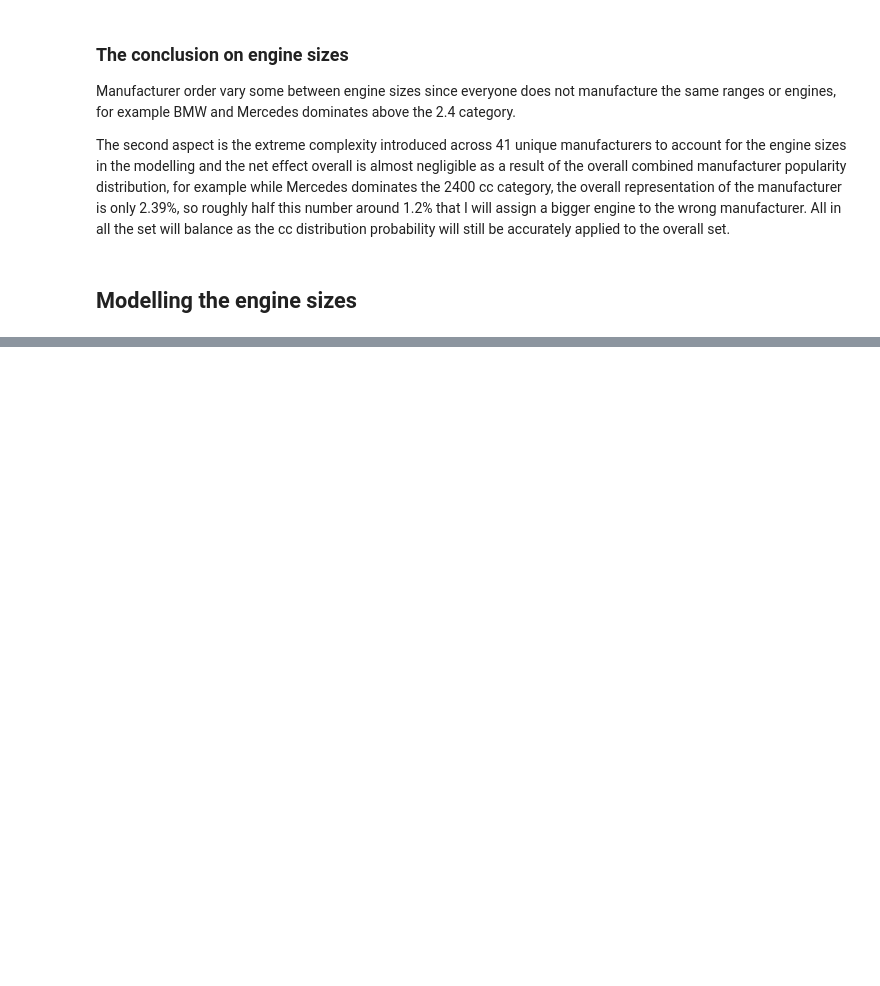
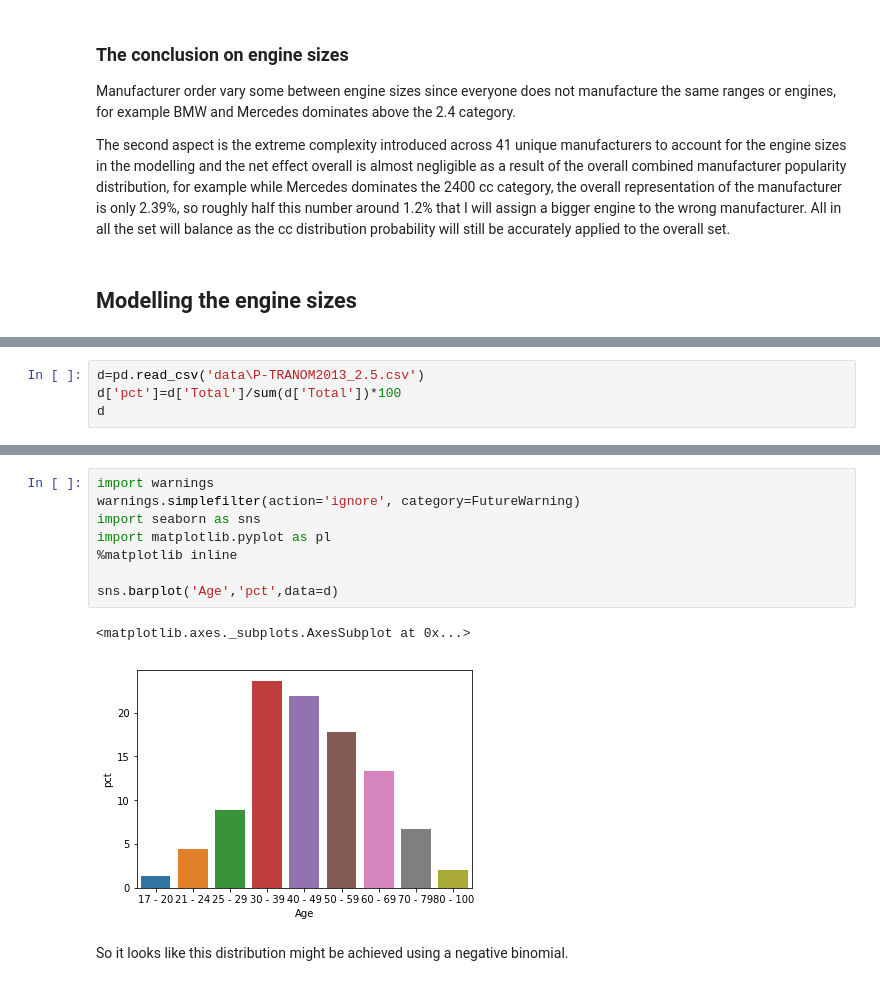
Before and after one commit to G00364778/52465_project, a Jupyter notebook: creating_a_realistic_fictional_dataset.ipynb, the cells around one changed output, grey strips where cells are left out. Drawn from its saved outputs; the diff is of its cells as text; blank space fills up the shorter version.

```diff
--- a/creating_a_realistic_fictional_dataset.ipynb
+++ b/creating_a_realistic_fictional_dataset.ipynb
@@ -310,0 +373,4 @@ count(rnd.choice(ccd['cc'],1000,p=ccd['pct'])).most_common()
+# %%
+d=pd.read_csv('data\P-TRANOM2013_2.5.csv')
+d['pct']=d['Total']/sum(d['Total'])*100
+d
@@ -310,0 +388,13 @@ count(rnd.choice(ccd['cc'],1000,p=ccd['pct'])).most_common()
+# %%
+import warnings
+warnings.simplefilter(action='ignore', category=FutureWarning)
+import seaborn as sns
+import matplotlib.pyplot as pl
+%matplotlib inline
+
+sns.barplot('Age','pct',data=d)
+# %% [output]
+<matplotlib.axes._subplots.AxesSubplot at 0x...>
+[figure, added]
+# %% [markdown]
+So it looks like this distribution might be achieved using a negative binomial.
```
Also changed, not shown: parts of 17 cells of this notebook, 1 other file.
